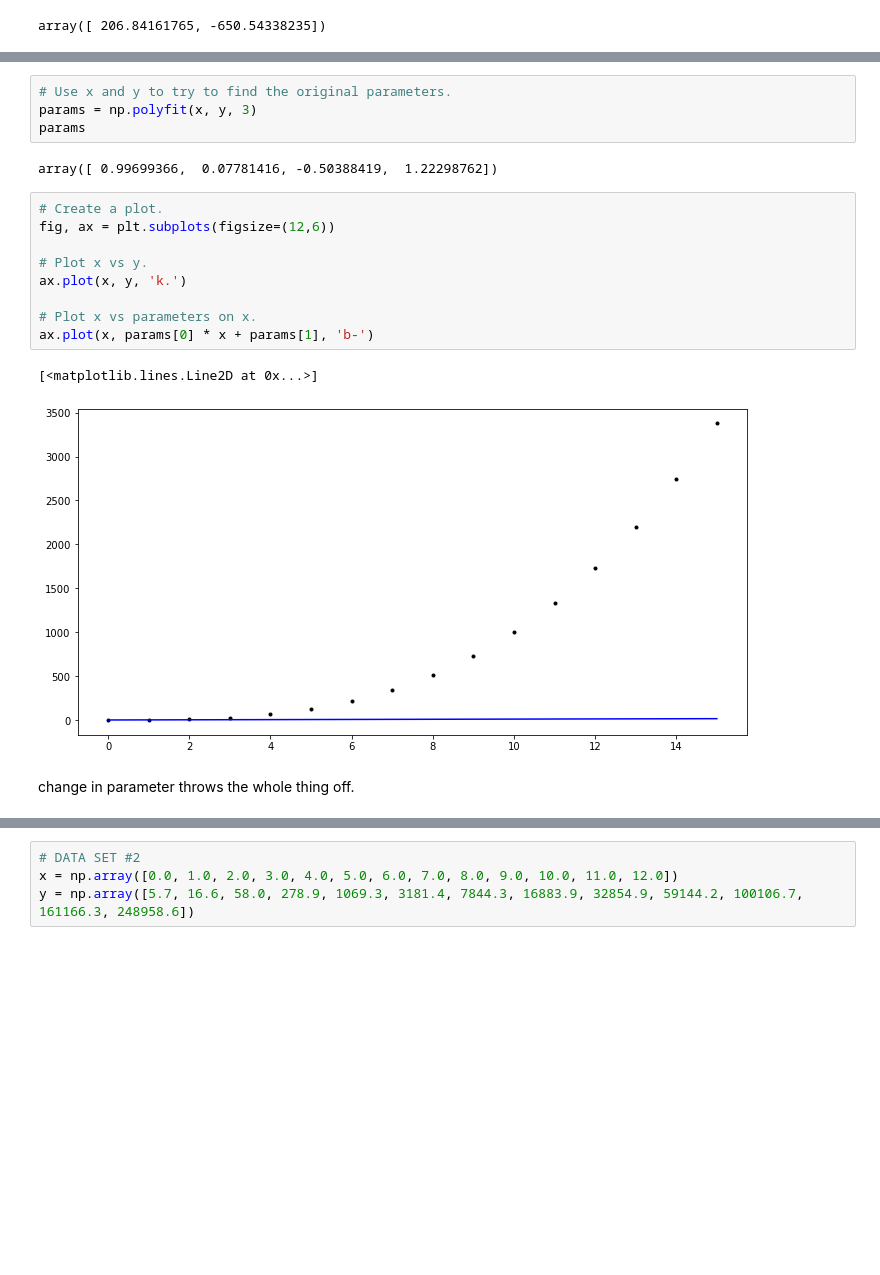
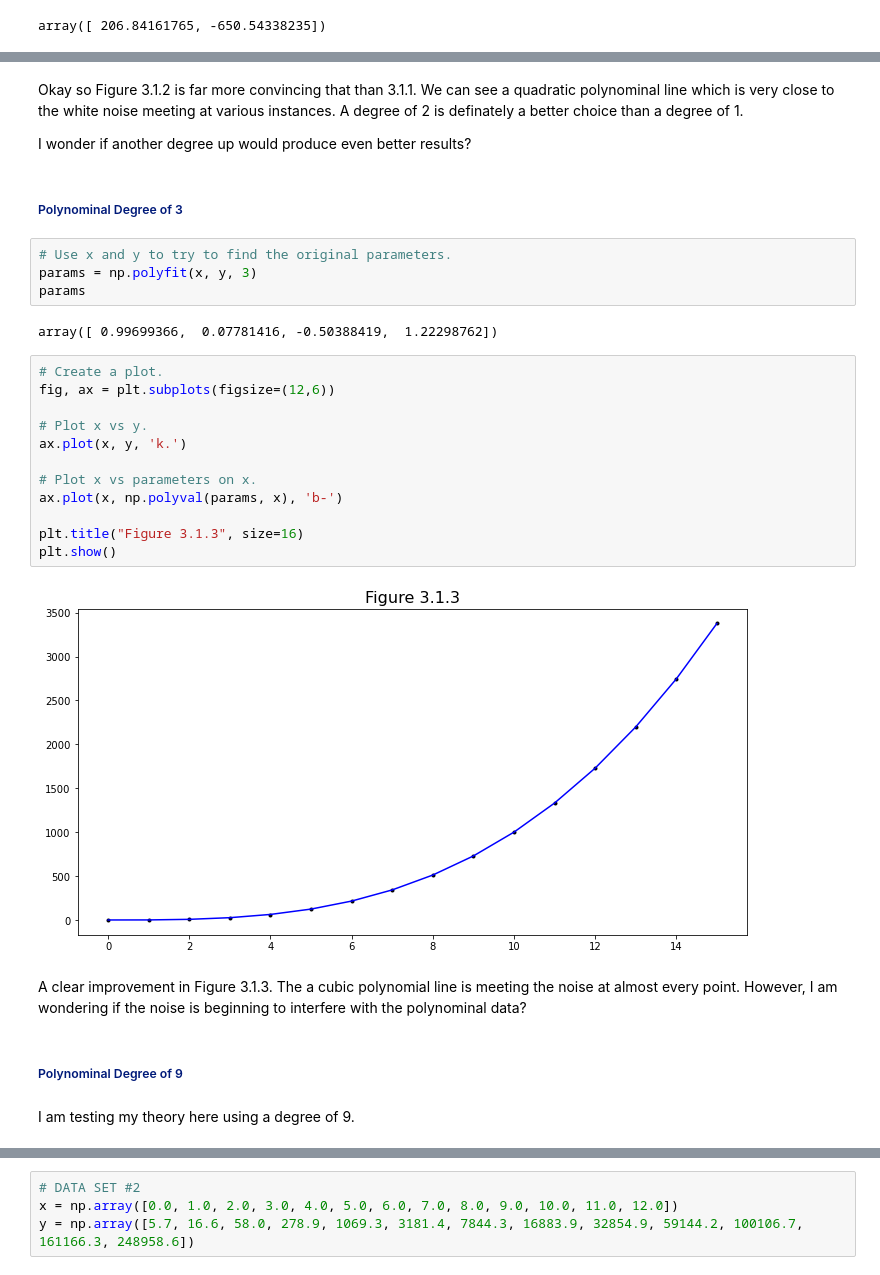
Before and after one commit to SarahMcN25/machine_stastics_assessment, a Jupyter notebook: practicals/03-parameters-exercises.ipynb, the cells around one changed output, grey strips where cells are left out. Drawn from its saved outputs; the diff is of its cells as text; blank space fills up the shorter version.

```diff
--- a/practicals/03-parameters-exercises.ipynb
+++ b/practicals/03-parameters-exercises.ipynb
@@ -71,3 +117,9 @@ Now lets change the parameter.
+# %% [markdown]
+Okay so Figure 3.1.2 is far more convincing that than 3.1.1. We can see a quadratic polynominal line which is very close to the white noise meeting at various instances. A degree of 2 is definately a better choice than a degree of 1.
+
+I wonder if another degree up would produce even better results?
+# %% [markdown]
+<h5 style="color: #001a79;">Polynominal Degree of 3</h5>
 # %%
 # Use x and y to try to find the original parameters.
 params = np.polyfit(x, y, 3)
@@ -77,14 +129,20 @@ array([ 0.99699366,  0.07781416, -0.50388419,  1.22298762])
 # %%
 # Create a plot.
 fig, ax = plt.subplots(figsize=(12,6))
 
 # Plot x vs y.
 ax.plot(x, y, 'k.')
 
 # Plot x vs parameters on x.
-ax.plot(x, params[0] * x + params[1], 'b-')
+ax.plot(x, np.polyval(params, x), 'b-')
+
+plt.title("Figure 3.1.3", size=16)
+plt.show()
 # %% [output]
-[<matplotlib.lines.Line2D at 0x...>]
-[figure, old version]
+[figure, new version]
+# %% [markdown]
+A clear improvement in Figure 3.1.3. The a cubic polynomial line is meeting the noise at almost every point. However, I am wondering if the noise is beginning to interfere with the polynominal data?
+# %% [markdown]
+<h5 style="color: #001a79;">Polynominal Degree of 9</h5>
 # %% [markdown]
-change in parameter throws the whole thing off.
+I am testing my theory here using a degree of 9.
```
Also changed, not shown: parts of 22 cells of this notebook, 1 other file.
